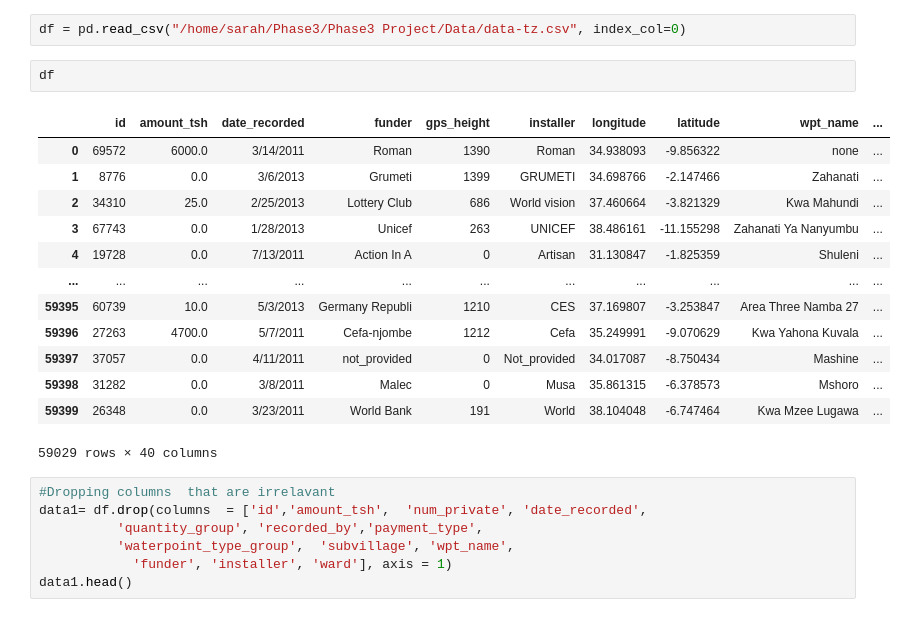
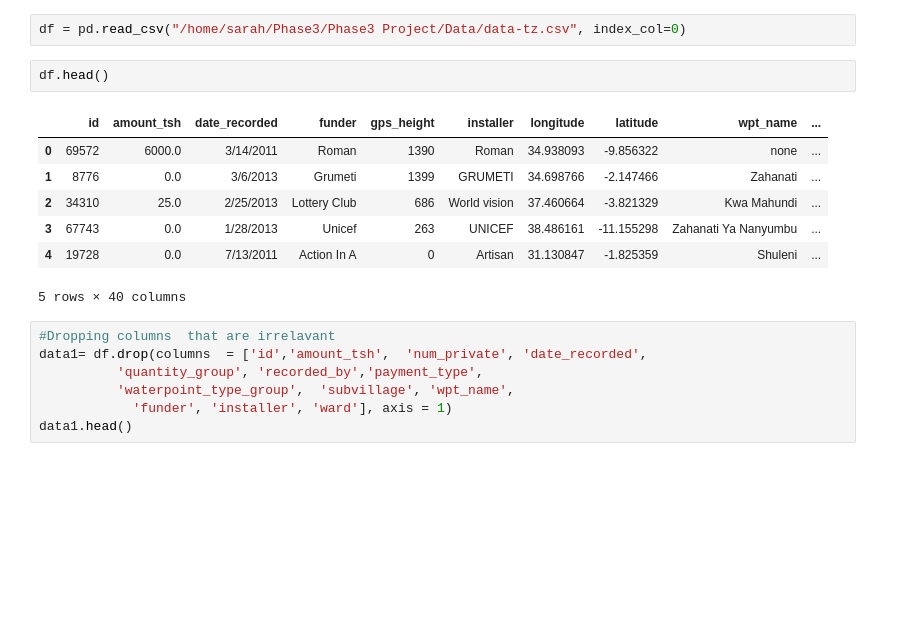
Before and after one commit to Sarahmunga/Working-project2, a Jupyter notebook: Modeling notebook.ipynb, the cells around one changed output. Cells and saved outputs as stored; diff of their text form; blank space fills up the shorter version.

```diff
--- a/Modeling notebook.ipynb
+++ b/Modeling notebook.ipynb
@@ -18,21 +47,15 @@ from sklearn.metrics import classification_report, confusion_matrix
 # %%
 df = pd.read_csv("/home/sarah/Phase3/Phase3 Project/Data/data-tz.csv", index_col=0)
 # %%
-df
+df.head()
 # %% [output]
 |  | id | amount_tsh | date_recorded | funder | gps_height | installer | longitude | latitude | wpt_name | ... |
 | 0 | 69572 | 6000.0 | 3/14/2011 | Roman | 1390 | Roman | 34.938093 | -9.856322 | none | ... |
 | 1 | 8776 | 0.0 | 3/6/2013 | Grumeti | 1399 | GRUMETI | 34.698766 | -2.147466 | Zahanati | ... |
 | 2 | 34310 | 25.0 | 2/25/2013 | Lottery Club | 686 | World vision | 37.460664 | -3.821329 | Kwa Mahundi | ... |
 | 3 | 67743 | 0.0 | 1/28/2013 | Unicef | 263 | UNICEF | 38.486161 | -11.155298 | Zahanati Ya Nanyumbu | ... |
 | 4 | 19728 | 0.0 | 7/13/2011 | Action In A | 0 | Artisan | 31.130847 | -1.825359 | Shuleni | ... |
-| ... | ... | ... | ... | ... | ... | ... | ... | ... | ... | ... |
-| 59395 | 60739 | 10.0 | 5/3/2013 | Germany Republi | 1210 | CES | 37.169807 | -3.253847 | Area Three Namba 27 | ... |
-| 59396 | 27263 | 4700.0 | 5/7/2011 | Cefa-njombe | 1212 | Cefa | 35.249991 | -9.070629 | Kwa Yahona Kuvala | ... |
-| 59397 | 37057 | 0.0 | 4/11/2011 | not_provided | 0 | Not_provided | 34.017087 | -8.750434 | Mashine | ... |
-| 59398 | 31282 | 0.0 | 3/8/2011 | Malec | 0 | Musa | 35.861315 | -6.378573 | Mshoro | ... |
-| 59399 | 26348 | 0.0 | 3/23/2011 | World Bank | 191 | World | 38.104048 | -6.747464 | Kwa Mzee Lugawa | ... |
-59029 rows × 40 columns
+5 rows × 40 columns
 # %%
 #Dropping columns  that are irrelavant
 data1= df.drop(columns  = ['id','amount_tsh',  'num_private', 'date_recorded',
```
Also changed, not shown: parts of 77 cells of this notebook.
